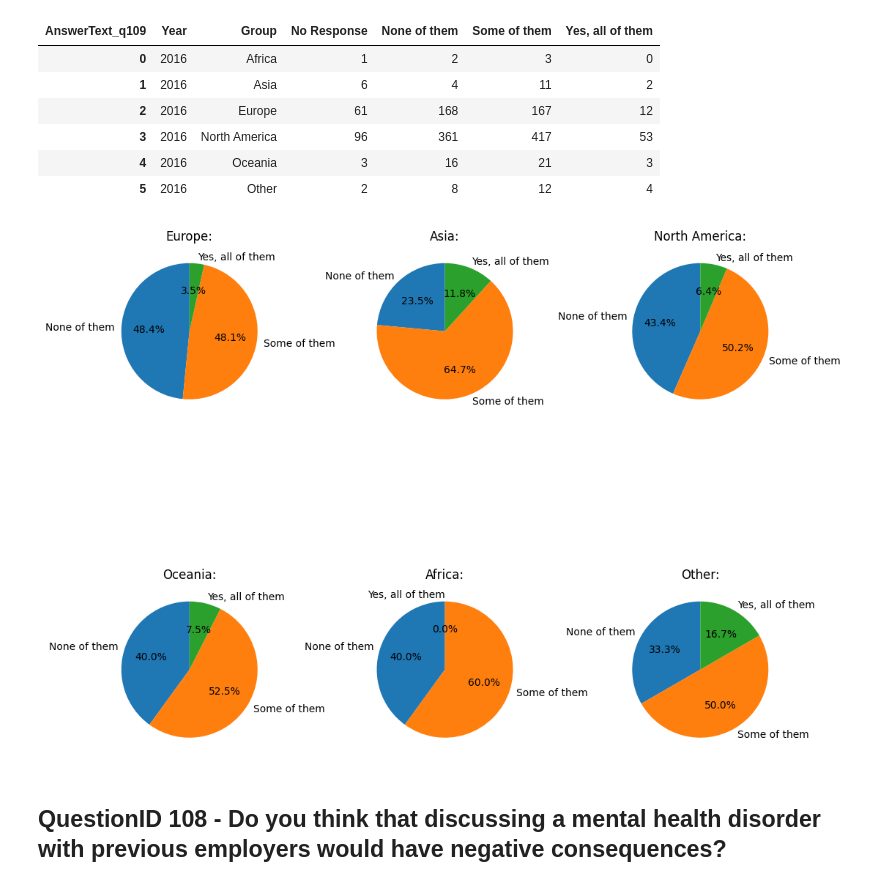
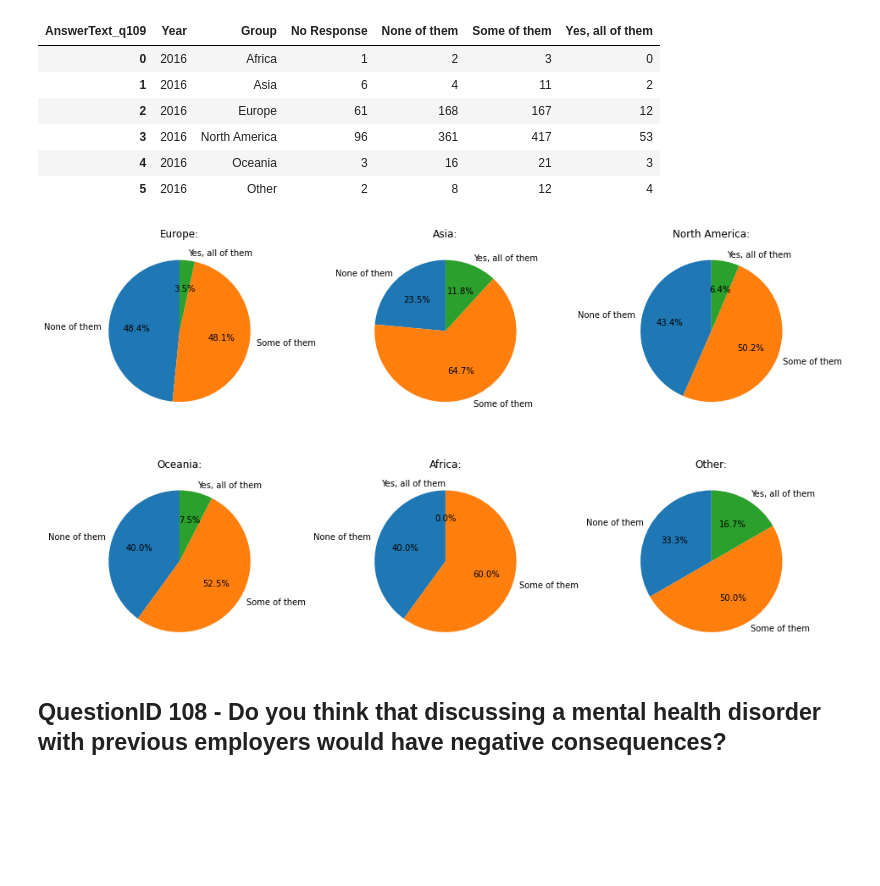
Before and after one commit to Itsamesamir/COMP0031, a Jupyter notebook: mentalHealth/waseh.ipynb, the cells around one changed output. Drawn from its saved outputs; the diff is of its cells as text; code cells hidden in the pictures; blank space fills up the shorter version.

```diff
--- a/mentalHealth/waseh.ipynb
+++ b/mentalHealth/waseh.ipynb
@@ -463,7 +463,7 @@ num_rows = 2
 num_cols = 3
 
 # Create subplots within a single figure
-fig, axes = plt.subplots(num_rows, num_cols, figsize=(15, 15))
+fig, axes = plt.subplots(num_rows, num_cols, figsize=(15,10))
 
 axes = axes.flatten()
 
@@ -480,7 +480,4 @@ for i, continent in enumerate(continents):
 #plt.suptitle('Would you be willing to discuss a mental health issue with your coworkers?', fontsize=18)
 #plt.subplots_adjust(hspace=0, wspace=0.5)
 plt.show()
-df.plot(x='Name', y='Age', kind='bar')
-plt.title('Would you be willing to discuss a mental health issue with your coworkers?', fontsize=20)
-plt.show()
 # %% [output]
@@ -581,7 +577,7 @@ num_rows = 2
 num_cols = 3
 
 # Create subplots within a single figure
-fig, axes = plt.subplots(num_rows, num_cols, figsize=(10, 10))
+fig, axes = plt.subplots(num_rows, num_cols, figsize=(15, 10))
 
 axes = axes.flatten()
 
@@ -646,7 +642,7 @@ num_rows = 2
 num_cols = 3
 
 # Create subplots within a single figure
-fig, axes = plt.subplots(num_rows, num_cols, figsize=(10, 10))
+fig, axes = plt.subplots(num_rows, num_cols, figsize=(15, 10))
 
 axes = axes.flatten()
 
@@ -694,7 +690,7 @@ num_rows = 2
 num_cols = 3
 
 # Create subplots within a single figure
-fig, axes = plt.subplots(num_rows, num_cols, figsize=(8, 8))
+fig, axes = plt.subplots(num_rows, num_cols, figsize=(15, 10))
 
 axes = axes.flatten()
 
@@ -798,27 +794,27 @@ result
 # %%
 num_rows = 2
 num_cols = 3
 
 # Create subplots within a single figure
-fig, axes = plt.subplots(num_rows, num_cols, figsize=(12,12))
+fig, axes = plt.subplots(num_rows, num_cols, figsize=(15,10))
 
 axes = axes.flatten()
 
 # Iterate through each continent and plot a pie chart in the corresponding subplot
 for i, continent in enumerate(continents):
     continent_data = result[result['Group'] == continent]
 
     total_counts = continent_data.iloc[:, 3:].sum(axis=0)
 
     # Plot a pie chart in the current subplot
     axes[i].pie(total_counts, labels=total_counts.index, autopct='%1.1f%%', startangle=90)
     axes[i].set_title(f'{continent}:')
 
 #plt.suptitle('Do you think that discussing a physical health issue with previous employers would have negative consequences?', fontsize=16)
 plt.subplots_adjust(hspace=0, wspace=0.5)
 plt.show()
 # %% [output]
-[figure, old version]
+[figure, new version]
 # %% [markdown]
 ## QuestionID 108 - Do you think that discussing a mental health disorder with previous employers would have negative consequences?
 # %%
```
Also changed, not shown: parts of 9 cells of this notebook.
